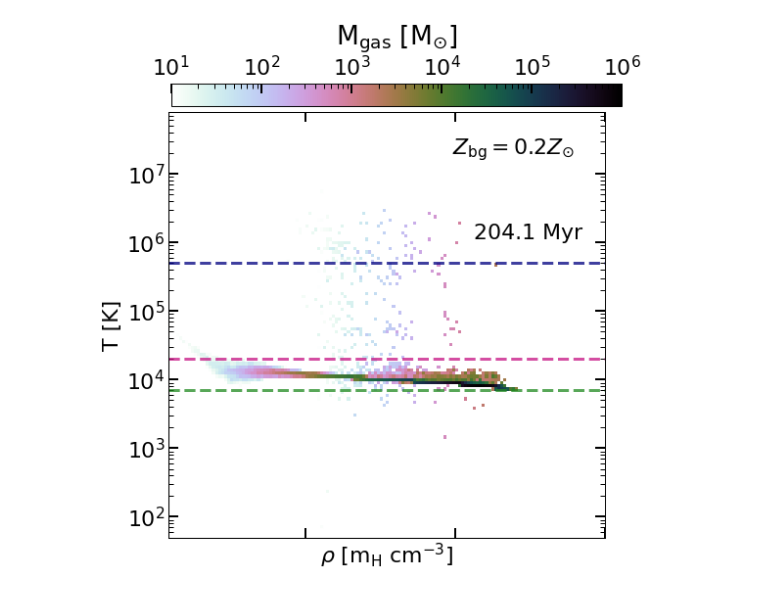
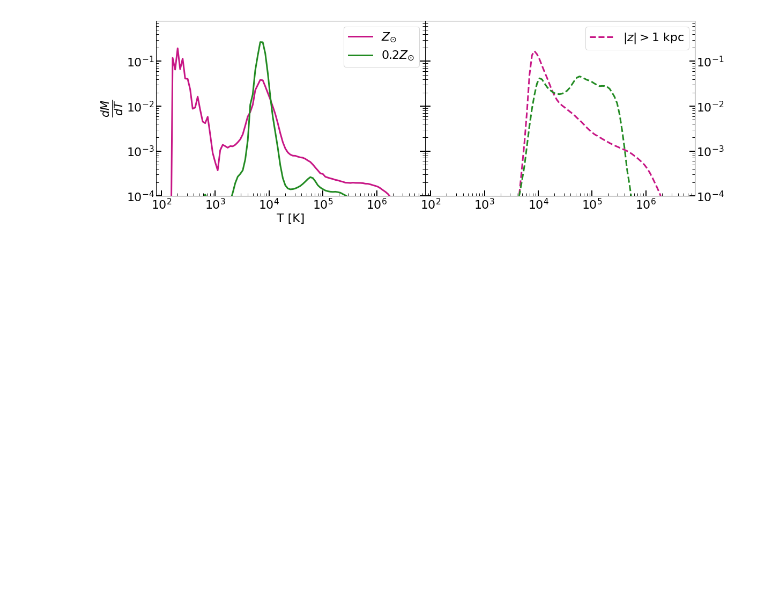
Before and after one commit to aditivijayan/qAnalysis, a Jupyter notebook: notebooks/temp_dens_histo.ipynb, the cells around one changed output. Drawn from its saved outputs; the diff is of its cells as text; code cells hidden in the pictures; blank space fills up the shorter version.

```diff
--- a/notebooks/temp_dens_histo.ipynb
+++ b/notebooks/temp_dens_histo.ipynb
@@ -24,5 +35,5 @@ for i in range(len(list_file)):
 # %%
-folder = 'MetDepCooling/'
+folder = 'Summit/2pc0.2ZSol/'
 data_path = os.path.join(scratch, 'sims/', folder)
 output_folder = os.path.join(fig_path, folder, 'TRhoHisto/')
 os.chdir(output_folder)
@@ -33,8 +44,20 @@ temp_bins = np.array(hf.get("TempBins"))
 
 timestep_02zsol = np.zeros(len(list_file))
 mass_02zsol = np.zeros((len(list_file), dens_bins.shape[0]-1, temp_bins.shape[0]-1))
+mass_02zsol_avg = np.zeros((dens_bins.shape[0]-1, temp_bins.shape[0]-1))
+outmass_02zsol = np.zeros((len(list_file), dens_bins.shape[0]-1, temp_bins.shape[0]-1))
+outmass_02zsol_avg = np.zeros((dens_bins.shape[0]-1, temp_bins.shape[0]-1))
 
+num = 0.0
 for i in range(len(list_file)):
     hf = h5py.File(list_file[i] ,'r')
     timestep_02zsol[i] = np.array(hf.get("Timestep"))
-    mass_02zsol[i] = np.array(hf.get("TotalMass"))
+    mass_02zsol[i]     = np.array(hf.get("TotalMass"))
+    outmass_02zsol[i]  = np.array(hf.get("OutflowMass"))
+    if(timestep_02zsol[i]>100.):
+        mass_02zsol_avg+=mass_02zsol[i]
+        outmass_02zsol_avg+=outmass_02zsol[i]
+        num+=1
+
+mass_02zsol_avg /= num
+outmass_02zsol_avg /= num
@@ -152,5 +187,5 @@ ax.tick_params(axis='y', which='both', left=True, right=True)
 # %%
-fig, ax = plt.subplots(1, 1, gridspec_kw = {'wspace':0.00, 'hspace':0.00},figsize=(8,8))
+fig, ax = plt.subplots(1, 2, gridspec_kw = {'wspace':0.00, 'hspace':0.00},figsize=(18,6))
 
 cbarx = 0.13
 cbheight = 0.04
@@ -160,46 +195,39 @@ dx1 = 0.13
 cbtitlex = 0.1
 cbtitley = 16.5
 
-plot = ax.pcolormesh(dens_bins[:-1], temp_bins[:-1] , np.transpose(mass_02zsol[33])/Msun,\
-                     norm=mcolors.LogNorm(vmin=10., vmax=1.e6),cmap='cubehelix_r')
-cax = fig.add_axes([cbarx, cbary, cblen, cbheight])
-fig.colorbar(plot, cax=cax, orientation='horizontal', ticks=(10., 1.e2, 1.e3, 1.e4, 1.e5, 1.e6))
-cax.xaxis.set_ticks_position('top')
-cax.set_title(r'M$_{\rm gas}$ [M$_{\odot}$]')
+dM_dT = np.sum(outmass_zsol_avg, axis=0)
+totmass = np.sum(outmass_zsol_avg)
+print("Outflow Zsol mass=", totmass/Msun)
+ax[1].plot(temp_bins[:-1], dM_dT/totmass, ls= '--', color='mediumvioletred', label=r'$|z|>1$ kpc', lw=3.)
+
+dM_dT = np.sum(outmass_02zsol_avg, axis=0)
+totmass = np.sum(outmass_02zsol_avg)
+print("Outflow 0.2Zsol mass=", totmass/Msun)
+ax[1].plot(temp_bins[:-1], dM_dT/totmass,ls= '--',color='forestgreen', lw=3.)
+
+dM_dT = np.sum(mass_zsol_avg, axis=0)
+totmass = np.sum(mass_zsol_avg)
+print("Total Zsol mass=", totmass/Msun)
+ax[0].plot(temp_bins[:-1], dM_dT/totmass, color='mediumvioletred',label=r'$Z_{\odot}$', lw=3.)
+
+dM_dT = np.sum(mass_02zsol_avg, axis=0)
+totmass = np.sum(mass_02zsol_avg)
+print("Total Zsol mass=", totmass/Msun)
+ax[0].plot(temp_bins[:-1], dM_dT/totmass, color='forestgreen',label=r'$0.2Z_{\odot}$', lw=3.)
 
 
-# plot = ax[1].pcolormesh(dens_bins[:-1], temp_bins[:-1] , np.transpose(mass_02zsol[33])/Msun,\
-#                      norm=mcolors.LogNorm(vmin=10., vmax=1.e6),cmap='cubehelix_r')
+# ax.plot(temp_bins[:-1], dM_dT_ini/np.sum(dM_dT_ini), label=r't=0')
 
 
-plt.setp(ax, 'yscale', ('log'))
-plt.setp(ax, 'xscale', ('log'))
-plt.setp(ax, 'xlim',(1.e-4, 1.e2))
-plt.setp(ax, 'xlim',(1.5e-4, 1.e2))
-plt.setp(ax, 'ylim',(5.e1, 8.e7))
 
-ax.set_ylabel(r'T [K]')
-plt.setp(ax, 'xlabel', (r'$\rho$ [m$_{\rm H}$ cm$^{-3}$]'))
-
-ax.tick_params(axis='y', which='both', left=True, right=True)
-ax.tick_params(axis='x', which='both', bottom=True, top=True, labelbottom=False)
-
-ax.text(0.65, 0.9, r'$Z_{\rm bg}=0.2Z_{\odot}$', transform=ax.transAxes)
-ax.text(0.7, 0.7, '%.1f'%(timestep_02zsol[33]) + ' Myr', transform=ax.transAxes)
-
-
-ls = ['--', '-.', (0, (3, 1, 1, 1)), (0, (3, 1, 1, 1, 1, 1)) ]
-color = ['forestgreen', 'mediumvioletred', 'navy',  'indianred', ]
-tvals = [ 7105, 2.e4, 5.e5]
-kk=0
-for i in range(2):
-    kk=0
-    for tt in tvals:
-        ax.axhline(tt, ls='--', color=color[kk], lw=3.0, alpha=0.5)
-        kk+=1
-
-
-# ax[-1].tick_params(axis='y', which='both', left=True, right=True,labelleft=False, labelright=True)
-ax.tick_params(axis='y', which='both', left=True, right=True)
-# plt.savefig(fig_home + 'temp-dens-mgas.jpeg', bbox_inches='tight', dpi=160)
+plt.setp(ax, 'xscale',('log'))
+plt.setp(ax, 'yscale',('log'))
+ax[0].set_ylabel(r'$\frac{dM}{dT}$', fontsize=30)
+ax[0].tick_params('y', which='both', right=True)
+ax[1].tick_params('y', which='both', right=True, left=True, labelleft=False, labelright=True)
+ax[0].set_xlabel('T [K]')
+plt.setp(ax,'ylim',(1.e-4, 0.8))
+plt.setp(ax, 'xlim',(8.e1, 8.e6))
+ax[0].legend()
+ax[1].legend()
 # %% [output]
@@ -206 +239 @@ ax.tick_params(axis='y', which='both', left=True, right=True)
-[figure, old version]
+[figure, new version]
```
Also changed, not shown: parts of 7 cells of this notebook, 24 other files.
